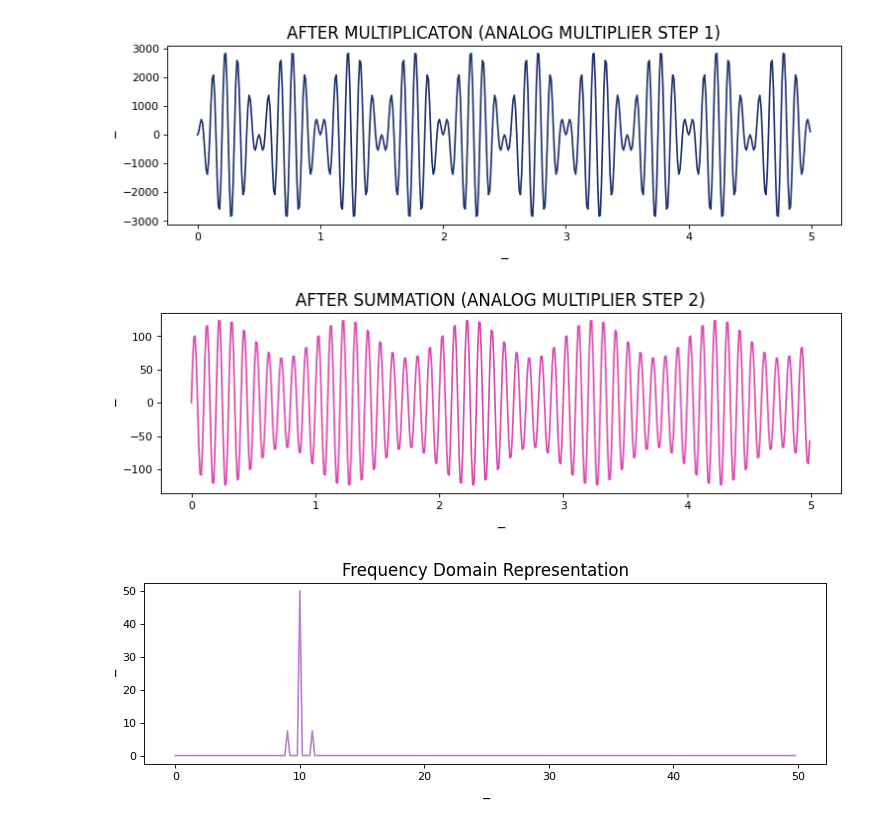
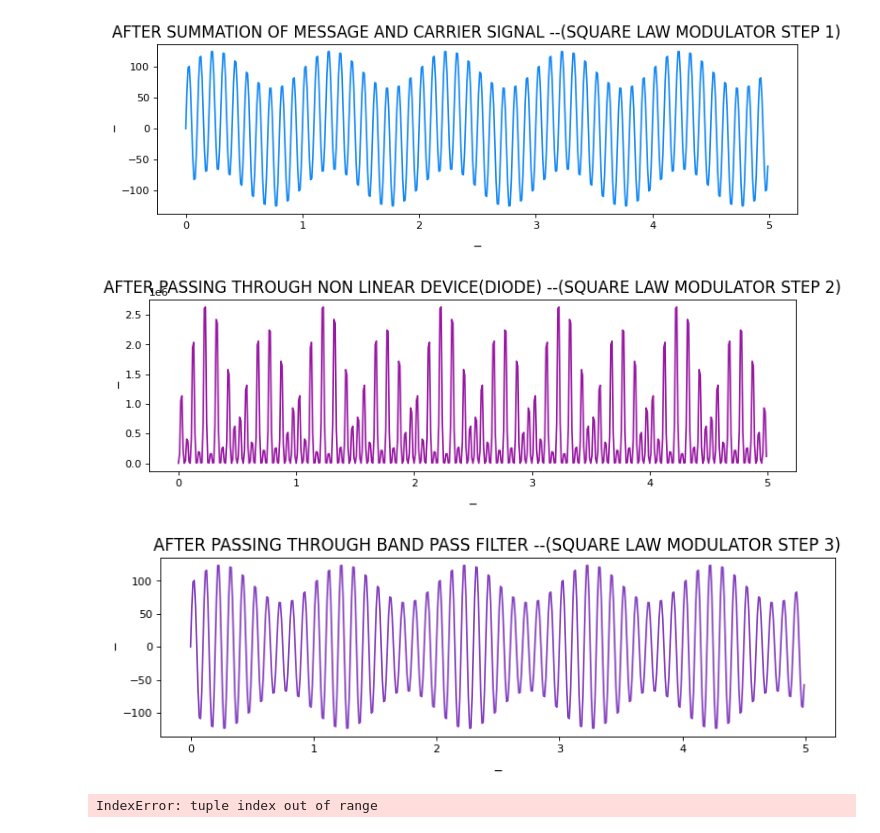
Before and after one commit to Udaysonu/Analog_communication_system_LIBRARY, a Jupyter notebook: ACS_Library.ipynb, the cells around one changed output. Cells and saved outputs as stored; diff of their text form; code cells hidden in the pictures.

Commit message:
BUG FIX-1 ---- in square law modulator

```diff
--- a/ACS_Library.ipynb
+++ b/ACS_Library.ipynb
@@ -107,36 +107,36 @@ class Amplitude_Modulation:
     #funcion to perform the fourier of the given signal
     def fourier_trainsfrom(self,signal):
         amplitude=signal
 
         # Frequency domain representation
         samplingFrequency=self.samplingFrequency
         fourierTransform = np.fft.fft(amplitude)/len(amplitude)           # Normalize amplitude
 
         fourierTransform = fourierTransform[range(int(len(amplitude)/2))] # Exclude sampling frequency
 
         tpCount     = len(amplitude)
 
         values      = np.arange(int(tpCount/2))
 
         timePeriod  = tpCount/samplingFrequency
 
         frequencies = values/timePeriod
 
         # Frequency domain representation
 
         self.plot(frequencies, abs(fourierTransform),title="Frequency Domain Representation")
 
 
 ac=Amplitude_Modulation()
-ac.time
 # ac.plot(ac.get_time(),ac.get_message_signal(),"Message Signal",x_label="time",y_label="Amplitude")
 # ac.plot(ac.get_time(),ac.get_carrier_signal(),"Carrier Wave",x_label="time",y_label="Amplitude")
-# ac.analog_multiplier()
+a= ac.analog_multiplier()
 i=0
-ac.analog_multiplier()
+b=ac.square_law_modulator()
 # ac.square_law_modulator()
 ac.fourier_trainsfrom(ac.get_modulated_signal())
 # %% [output]
-[figure, old version]
+[figure, new version]
-[figure, old version]
+[figure, new version]
-[figure, old version]
+[figure, new version]
+IndexError: tuple index out of range
```
